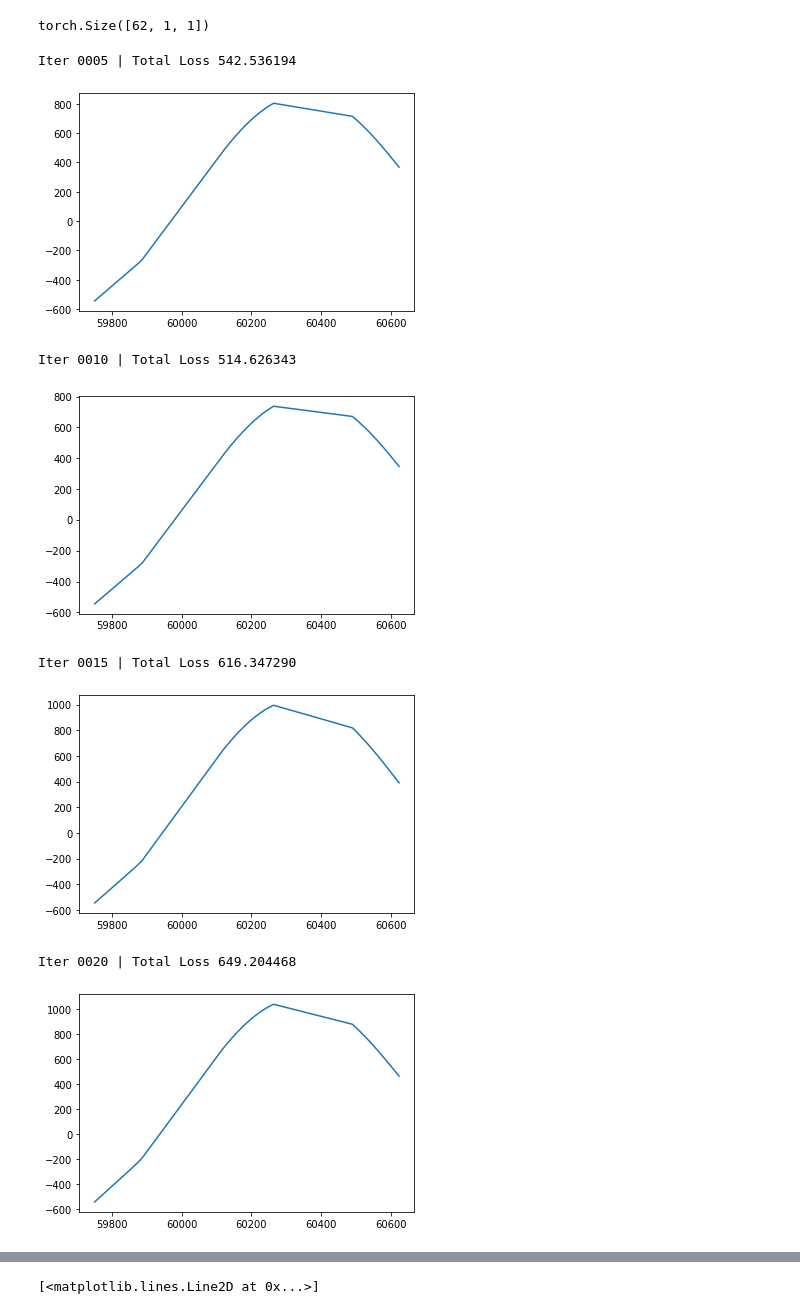
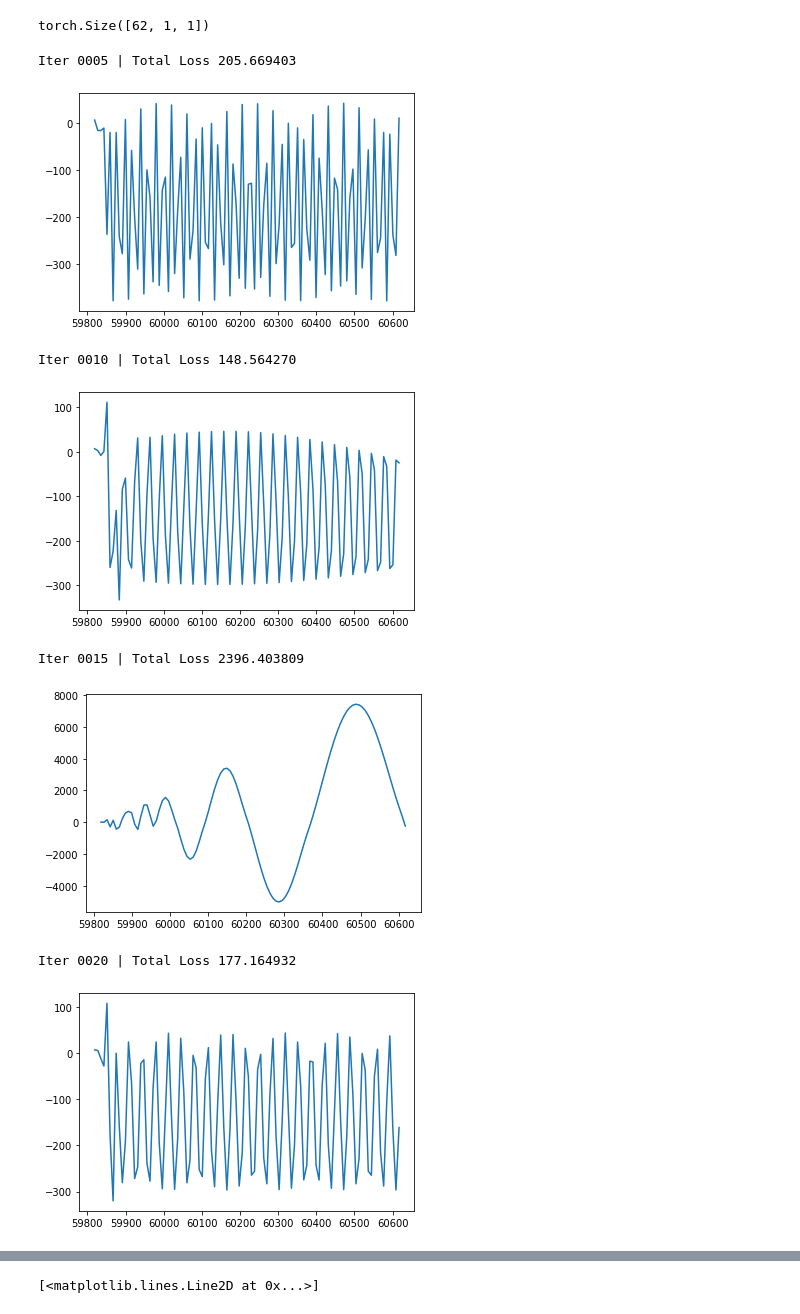
Before and after one commit to deepskies/cosmoNODE, a Jupyter notebook: flux_ode_demo.ipynb, the cells around one changed output, grey strips where cells are left out. Cells and saved outputs as stored; diff of their text form; code cells hidden in the pictures.

Commit message:
torchdiffeq requires time to be strictly increasing or decreasing, however, there are multiple values for the same time in the train set

```diff
--- a/flux_ode_demo.ipynb
+++ b/flux_ode_demo.ipynb
@@ -298,32 +263,39 @@ optimizer = optim.RMSprop(odefunc.parameters(), lr=1e-3)
 ii = 0
 losses = []
 # itr = 1
+# %%
+eval_times = torch.tensor(np.linspace(times.min(), times.max(), num=100))
+# %%
+r_tol = 1
+a_tol = 1
 # %%
 for epoch in range(1, epochs+1):
     for itr in range(1, niters + 1):
         optimizer.zero_grad()
         by0_f, bt_f, by_f = ode_batch(times, fluxes)
-        pred_f = odeint(odefunc, by0_f, bt_f, rtol=.5, atol=.2)
+        pred_f = odeint(odefunc, by0_f, bt_f, rtol=r_tol, atol=a_tol)
         loss = torch.mean(torch.abs(pred_f - by_f))
         loss.backward()
         optimizer.step()
 #         print(itr)
         if itr % test_freq == 0:
             with torch.no_grad():
 #                 clear_output()
-                pred_f = odeint(odefunc, flux_y0, mjds, rtol=.5, atol=.2)
-                loss = torch.mean(torch.abs(pred_f - true_f))
+                pred_interpolation = odeint(odefunc, flux_0, eval_times, rtol=r_tol, atol=a_tol)
+                pred_f = odeint(odefunc, flux_0, times, rtol=r_tol, atol=a_tol)
+
+                loss = torch.mean(torch.abs(pred_f - fluxes))
                 losses.append(loss)
                 print('Iter {:04d} | Total Loss {:.6f}'.format(itr, loss.item()))
-                plt.plot(mjds.tolist(), pred_f.flatten().tolist())
+                plt.plot(eval_times.tolist(), pred_interpolation.flatten().tolist())
                 plt.show()
                 ii += 1
 # %% [output]
-Iter 0005 | Total Loss 542.536194
+Iter 0005 | Total Loss 205.669403
-[figure, old version]
+[figure, new version]
-Iter 0010 | Total Loss 514.626343
+Iter 0010 | Total Loss 148.564270
-[figure, old version]
+[figure, new version]
-Iter 0015 | Total Loss 616.347290
+Iter 0015 | Total Loss 2396.403809
-[figure, old version]
+[figure, new version]
-Iter 0020 | Total Loss 649.204468
+Iter 0020 | Total Loss 177.164932
-[figure, old version]
+[figure, new version]
```
Also changed, not shown: parts of 5 cells of this notebook, 4 other files.
